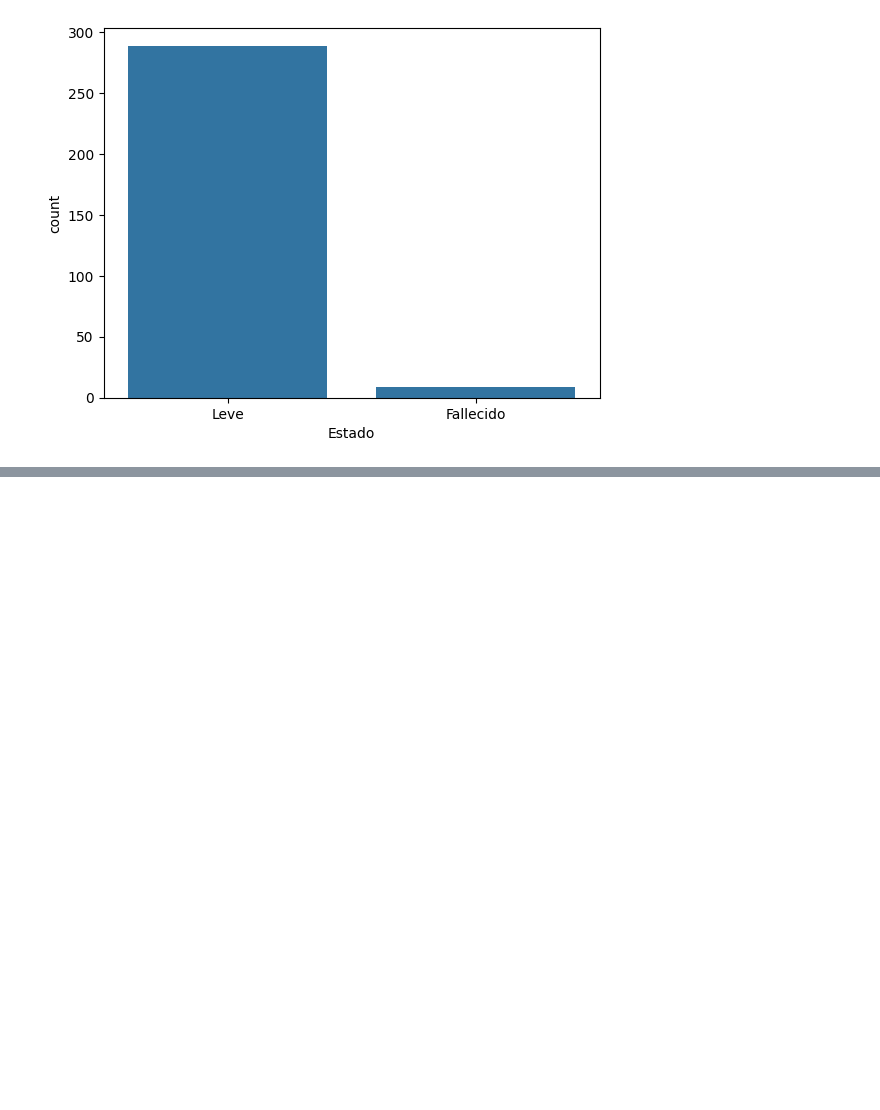
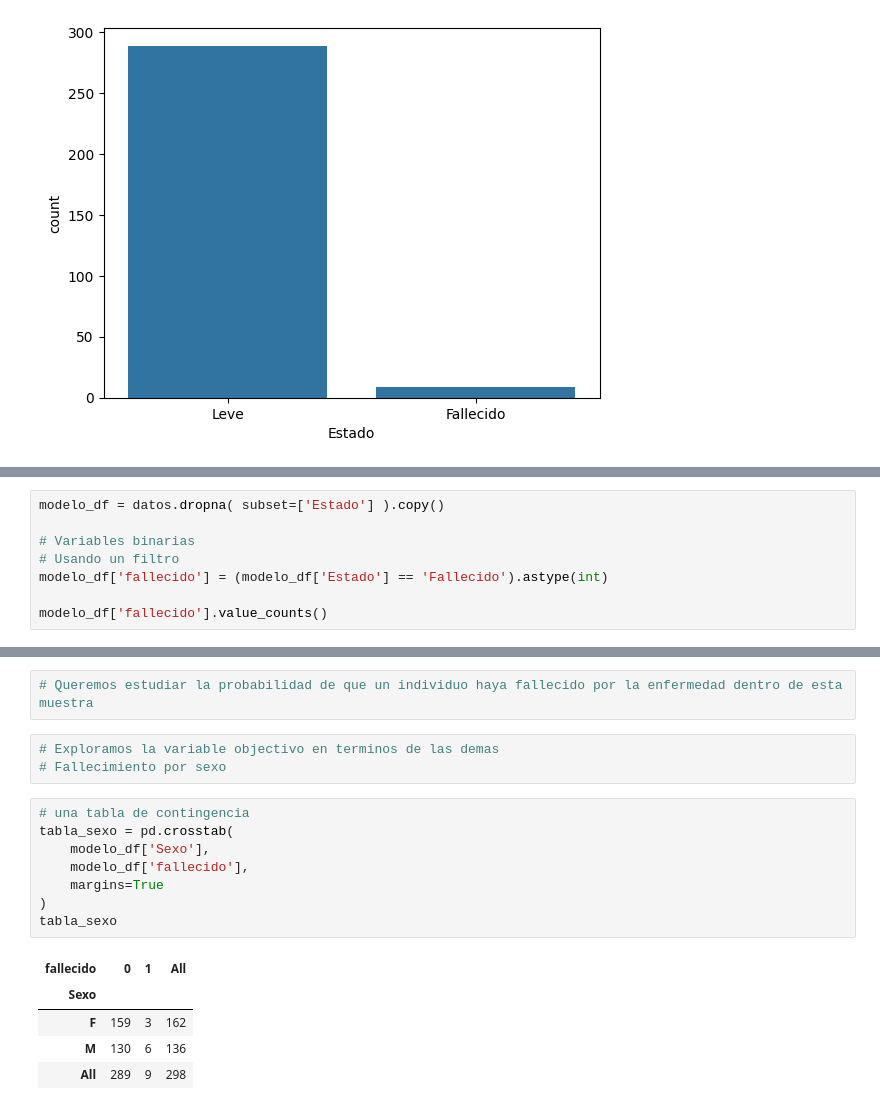
Before and after one commit to asegura4488/EDCO_IntroCienciaDatos, a Jupyter notebook: Semana3/Pandas_EstudioExploratorio.ipynb, the cells around one changed output, grey strips where cells are left out. Drawn from its saved outputs; the diff is of its cells as text; blank space fills up the shorter version.

```diff
--- a/Semana3/Pandas_EstudioExploratorio.ipynb
+++ b/Semana3/Pandas_EstudioExploratorio.ipynb
@@ -245,0 +250,8 @@ sns.countplot(data=datos, x='Estado')
+# %%
+modelo_df = datos.dropna( subset=['Estado'] ).copy()
+
+# Variables binarias
+# Usando un filtro
+modelo_df['fallecido'] = (modelo_df['Estado'] == 'Fallecido').astype(int)
+
+modelo_df['fallecido'].value_counts()
@@ -245,0 +273,19 @@ sns.countplot(data=datos, x='Estado')
+# %%
+# Queremos estudiar la probabilidad de que un individuo haya fallecido por la enfermedad dentro de esta muestra
+# %%
+# Exploramos la variable objectivo en terminos de las demas
+# Fallecimiento por sexo
+# %%
+# una tabla de contingencia
+tabla_sexo = pd.crosstab(
+    modelo_df['Sexo'],
+    modelo_df['fallecido'],
+    margins=True
+)
+tabla_sexo
+# %% [output]
+| fallecido | 0 | 1 | All |
+| Sexo |  |  |  |
+| F | 159 | 3 | 162 |
+| M | 130 | 6 | 136 |
+| All | 289 | 9 | 298 |
```
Also changed, not shown: parts of 3 cells of this notebook.
